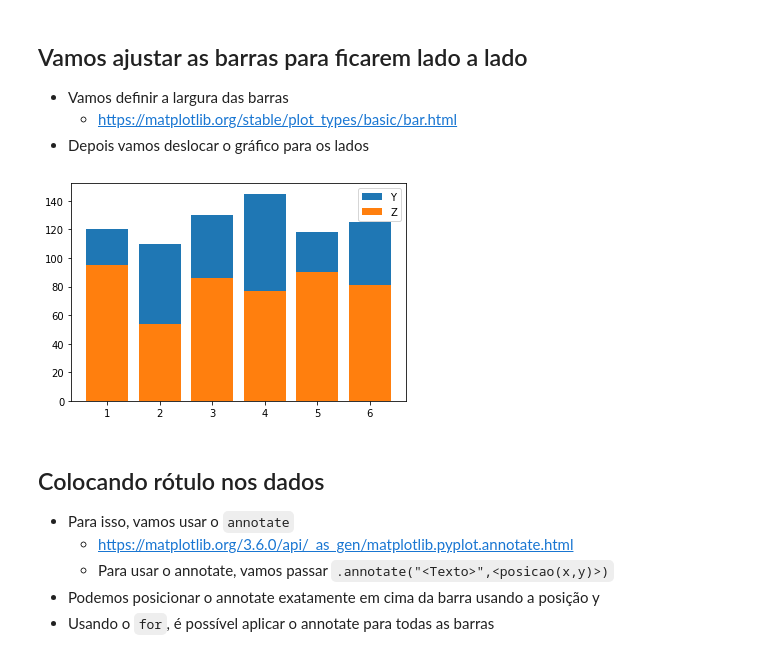
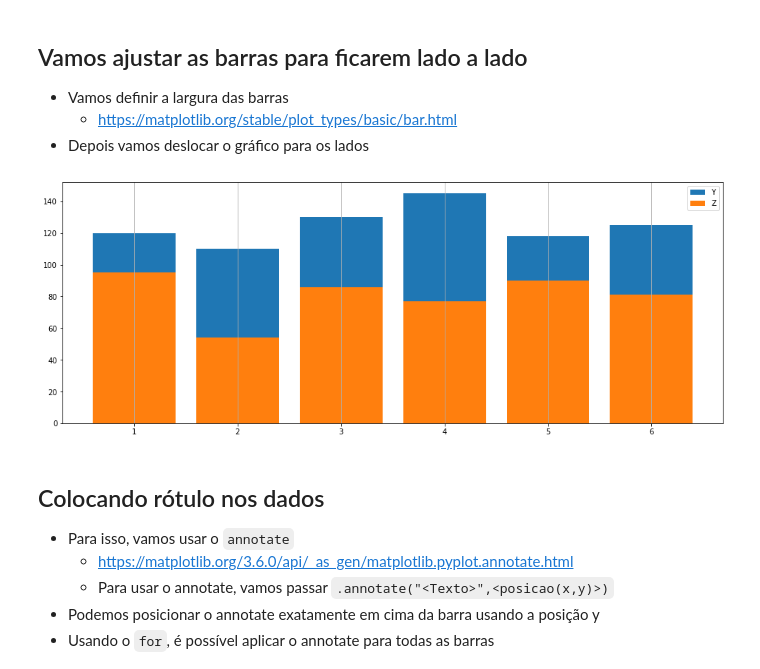
Before and after one commit to rafaelpuyau/infinity_school, a Jupyter notebook: ds/notebooks/7ª_aula_DS.ipynb, the cells around one changed output. Saved outputs shown, nothing was run; the diff lists cells and outputs as text; code cells hidden in the pictures.

```diff
--- a/ds/notebooks/7ª_aula_DS.ipynb
+++ b/ds/notebooks/7ª_aula_DS.ipynb
@@ -235,20 +241,21 @@ dados = {
 base = pd.DataFrame(dados)
 # %%
 # plot
-fig, ax = plt.subplots()
+fig, ax = plt.subplots(figsize=(16, 6))
 
 ax.bar(base.X,base.Y, label="Y")
 ax.bar(base.X,base.Z, label="Z")
 
 # Colocando as barras lado à lado
 # w=0.2
 # ax.bar(base.X+w/2,base.Y, label="Y",width=w)
 # ax.bar(base.X-w/2,base.Z, label="Z",width=w)
 
+plt.grid(visible=True, axis='x')
 plt.legend()
 plt.show()
 # %% [output]
-[figure, old version]
+[figure, new version]
 # %% [markdown]
 ## Colocando rótulo nos dados
 - Para isso, vamos usar o `annotate`
```
Also changed, not shown: parts of 18 cells of this notebook.
